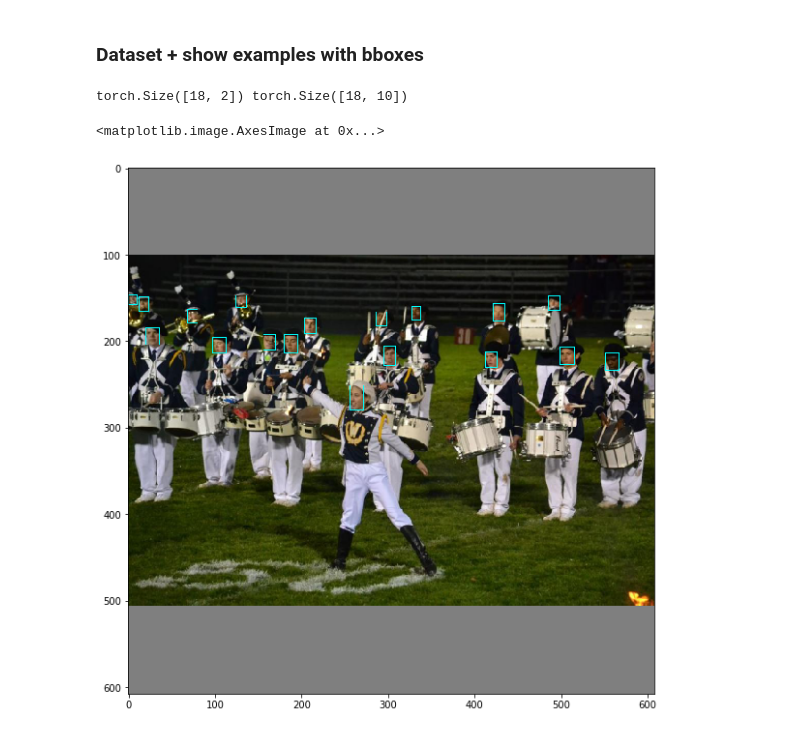
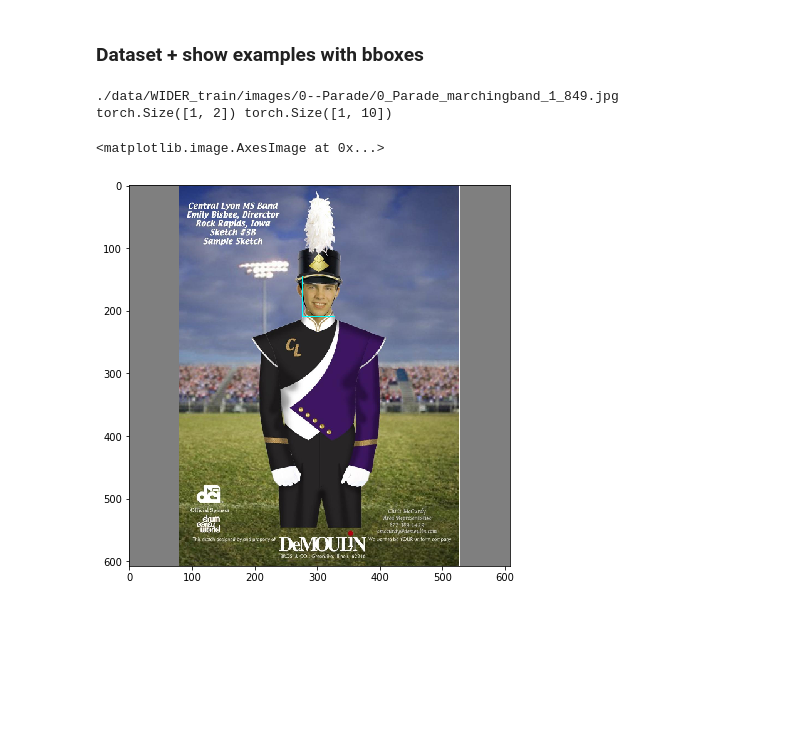
Before and after one commit to v-iashin/WebsiteYOLO, a Jupyter notebook: experiments/detector/yolo/Snippets.ipynb, the cells around one changed output. Drawn from its saved outputs; the diff is of its cells as text; code cells hidden in the pictures; blank space fills up the shorter version.

```diff
--- a/experiments/detector/yolo/Snippets.ipynb
+++ b/experiments/detector/yolo/Snippets.ipynb
@@ -3,29 +110,27 @@
 # %%
-import cv2
-from matplotlib import pyplot as plt
-from dataset import WIDERdataset
-
+# train
 train_dataset = WIDERdataset('./data/train.json', 'train', 608)
 
-img, targets = train_dataset.__getitem__(40)
+img, targets = train_dataset.__getitem__(0)
 
 for target in targets:
     H, W, C = img.shape
     top_left_x = int(target[2] * W) - int((target[4] * W) // 2)
     top_left_y = int(target[3] * H) - int((target[5] * H) // 2)
     bottom_right_x = int(target[2] * W) + int((target[4] * W) // 2)
     bottom_right_y = int(target[3] * H) + int((target[5] * H) // 2)
 
     top_left_coords = top_left_x, top_left_y
     # top_left_coords = 100, 200
     bottom_right_coords = bottom_right_x, bottom_right_y
     # bottom_right_coords = 300, 400
     # print(top_left_coords, bottom_right_coords)
     cv2.rectangle(img, top_left_coords, bottom_right_coords, (0, 255, 255), 1)
 
-plt.figure(figsize=(10, 10))
+plt.figure(figsize=(7, 7))
 plt.imshow(img)
 # %% [output]
-torch.Size([18, 2]) torch.Size([18, 10])
+./data/WIDER_train/images/0--Parade/0_Parade_marchingband_1_849.jpg
+torch.Size([1, 2]) torch.Size([1, 10])
 <matplotlib.image.AxesImage at 0x...>
-[figure, old version]
+[figure, new version]
```
Also changed, not shown: parts of 10 cells of this notebook, 3 other files.
